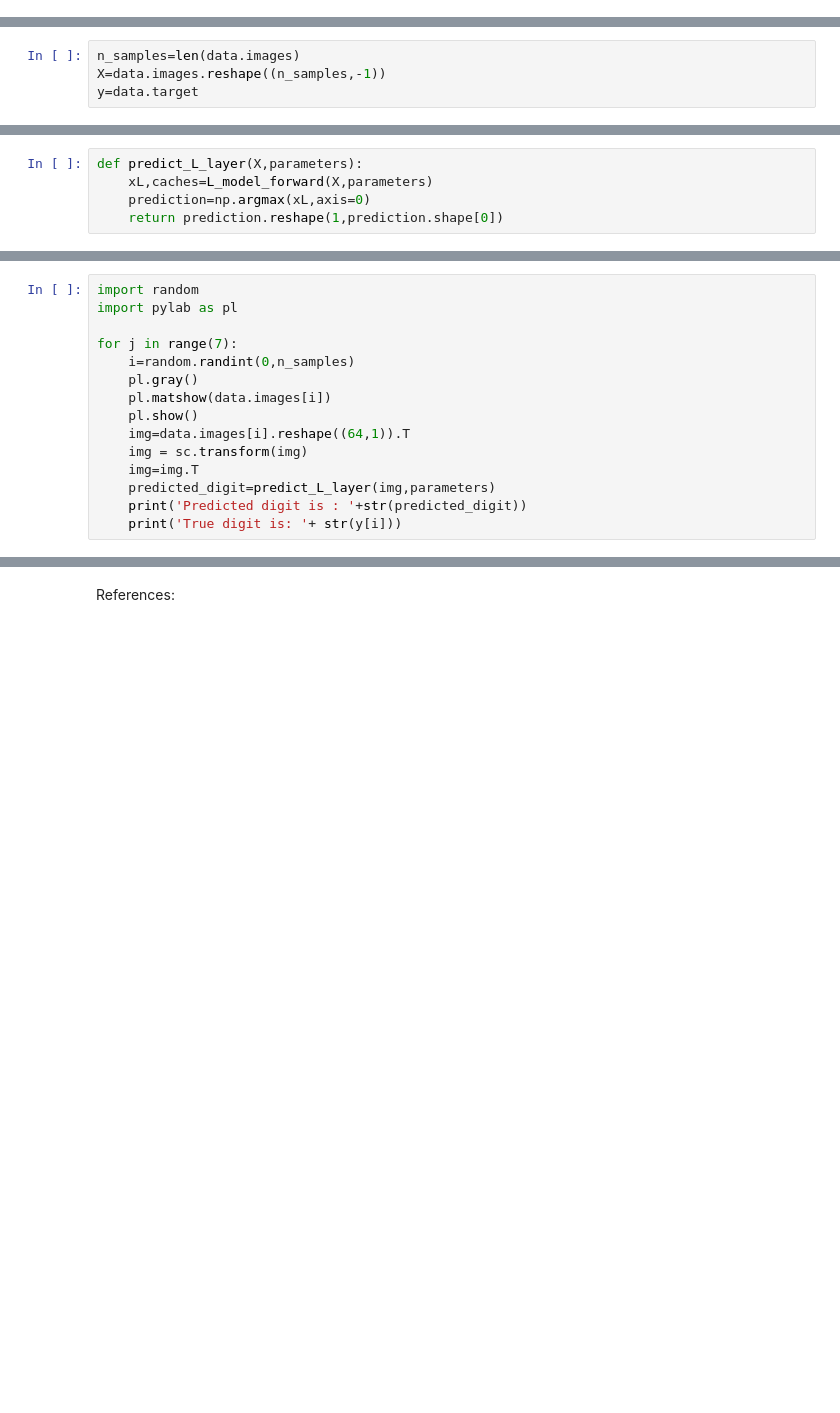
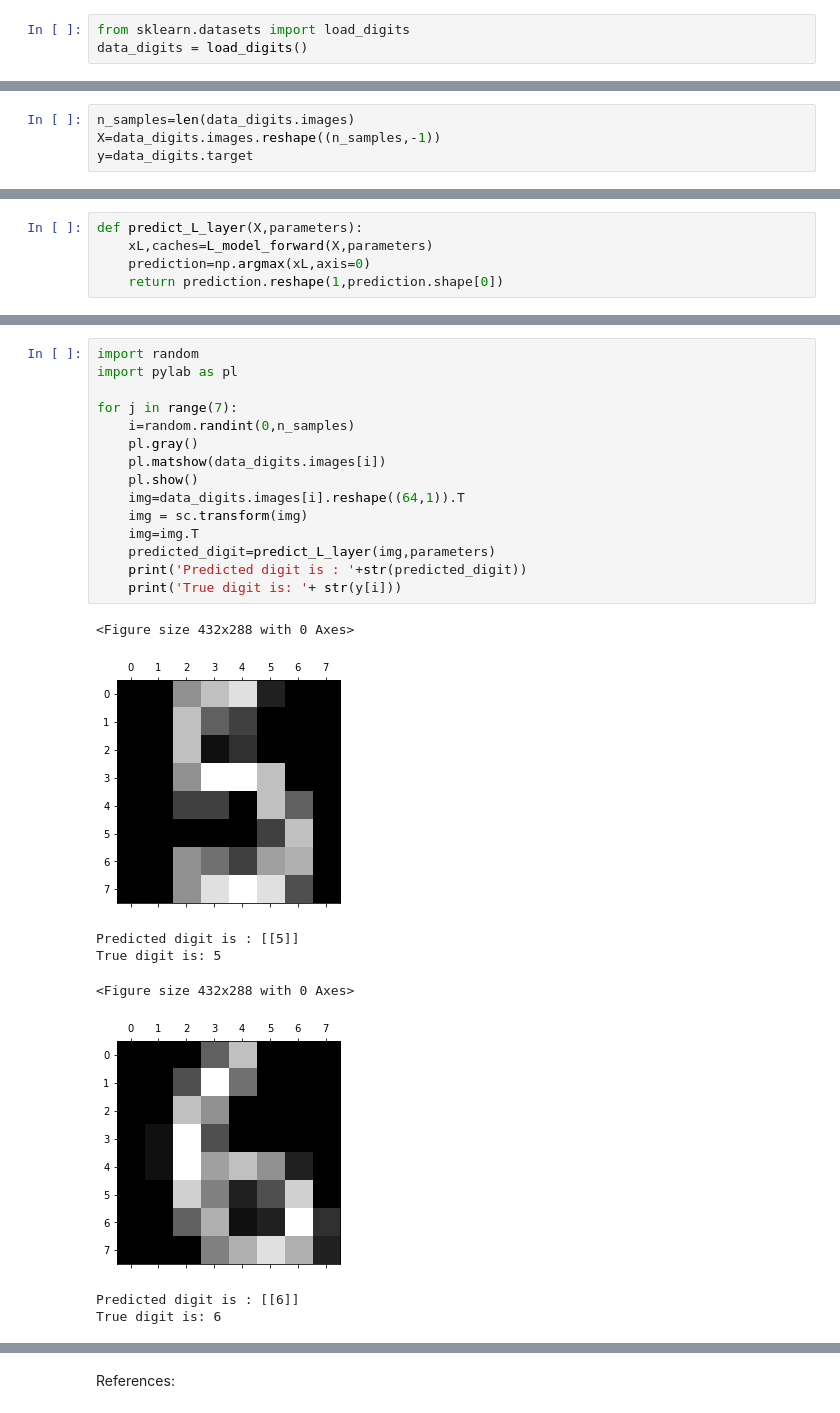
Before and after one commit to jancpp/machine_learning_hw3, a Jupyter notebook: ML - Text recognition.ipynb, the cells around one changed output, grey strips where cells are left out. Saved outputs shown, nothing was run; the diff lists cells and outputs as text; blank space fills up the shorter version.

Commit message:
Add second dataset

```diff
--- a/ML - Text recognition.ipynb
+++ b/ML - Text recognition.ipynb
@@ -9,3 +61,6 @@ data = load_digits()
+# %%
+from sklearn.datasets import load_digits
+data_digits = load_digits()
 # %% [markdown]
 Each element represents the pixel of a greyscale image.
 # %%
@@ -25,9 +80,9 @@ for index,(image,label) in enumerate(images_and_labels[:10]):
 # %% [output]
 [figure]
 # %%
-n_samples=len(data.images)
-X=data.images.reshape((n_samples,-1))
-y=data.target
+n_samples=len(data_digits.images)
+X=data_digits.images.reshape((n_samples,-1))
+y=data_digits.target
 # %%
 print("Number of samples: "+ str(n_samples))
 print("Shape of input matrix X: "+str(X.shape))
@@ -260,15 +328,24 @@ print("Testing Accuracy : "+ str(np.sum(predictions_test_L==y_test)/y_test.shape
 # %%
 import random
 import pylab as pl
 
 for j in range(7):
     i=random.randint(0,n_samples)
     pl.gray()
-    pl.matshow(data.images[i])
+    pl.matshow(data_digits.images[i])
     pl.show()
-    img=data.images[i].reshape((64,1)).T
+    img=data_digits.images[i].reshape((64,1)).T
     img = sc.transform(img)
     img=img.T
     predicted_digit=predict_L_layer(img,parameters)
     print('Predicted digit is : '+str(predicted_digit))
     print('True digit is: '+ str(y[i]))
+# %% [output]
+<Figure size 432x288 with 0 Axes>
+[figure, added]
+Predicted digit is : [[5]]
+True digit is: 5
+<Figure size 432x288 with 0 Axes>
+[figure, added]
+Predicted digit is : [[6]]
+True digit is: 6
```
Also changed, not shown: parts of 14 cells of this notebook.
